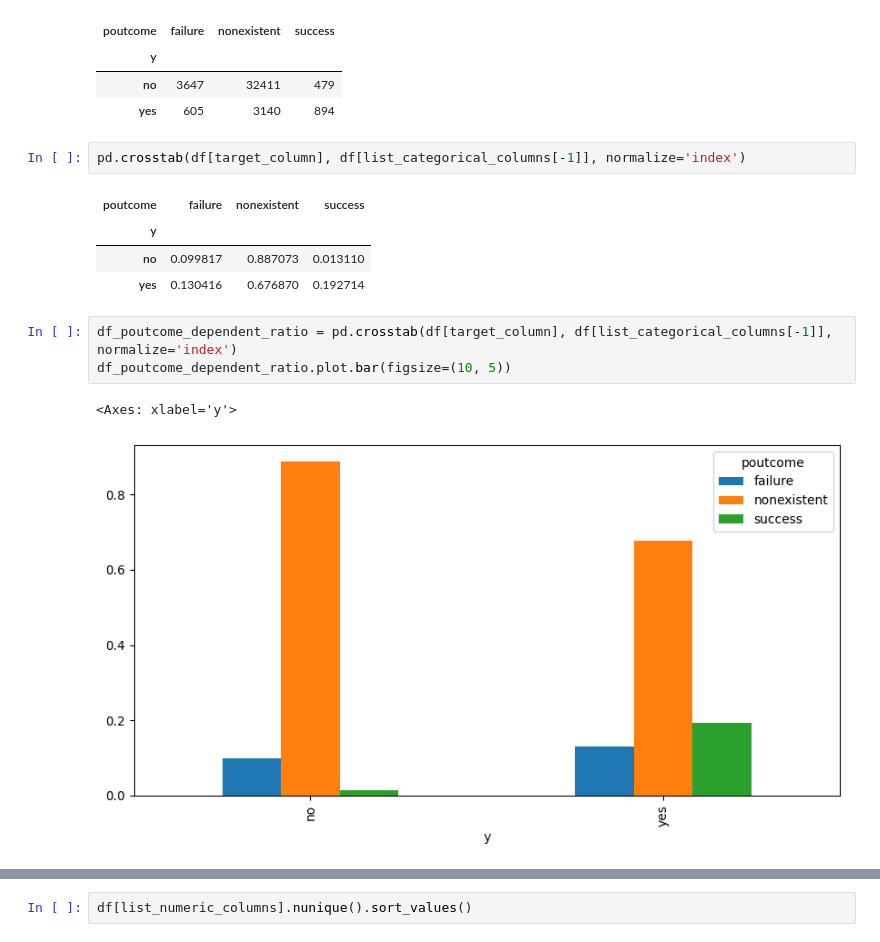
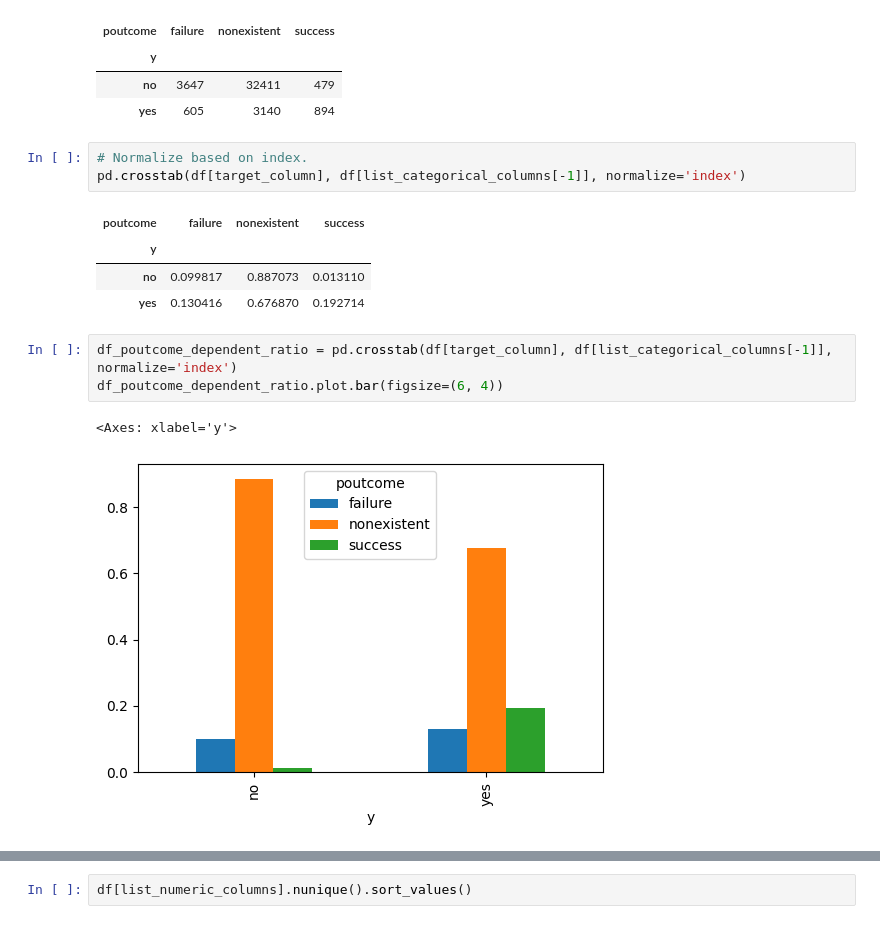
Before and after one commit to TaeyoonKim-DS/10-MLOps-Challenge, a Jupyter notebook: Banking_marketing/case.ipynb, the cells around one changed output, grey strips where cells are left out. Drawn from its saved outputs; the diff is of its cells as text.

```diff
--- a/Banking_marketing/case.ipynb
+++ b/Banking_marketing/case.ipynb
@@ -277,6 +271,7 @@ pd.crosstab(df[target_column], df[list_categorical_columns[-1]])
 | no | 3647 | 32411 | 479 |
 | yes | 605 | 3140 | 894 |
 # %%
+# Normalize based on index.
 pd.crosstab(df[target_column], df[list_categorical_columns[-1]], normalize='index')
 # %% [output]
 | poutcome | failure | nonexistent | success |
@@ -285,8 +280,8 @@ pd.crosstab(df[target_column], df[list_categorical_columns[-1]], normalize='inde
 | yes | 0.130416 | 0.676870 | 0.192714 |
 # %%
 df_poutcome_dependent_ratio = pd.crosstab(df[target_column], df[list_categorical_columns[-1]], normalize='index')
-df_poutcome_dependent_ratio.plot.bar(figsize=(10, 5))
+df_poutcome_dependent_ratio.plot.bar(figsize=(6, 4))
 # %% [output]
 <Axes: xlabel='y'>
-[figure, old version]
+[figure, new version]
 # %%
```
Also changed, not shown: parts of 31 cells of this notebook, 1 other file.
